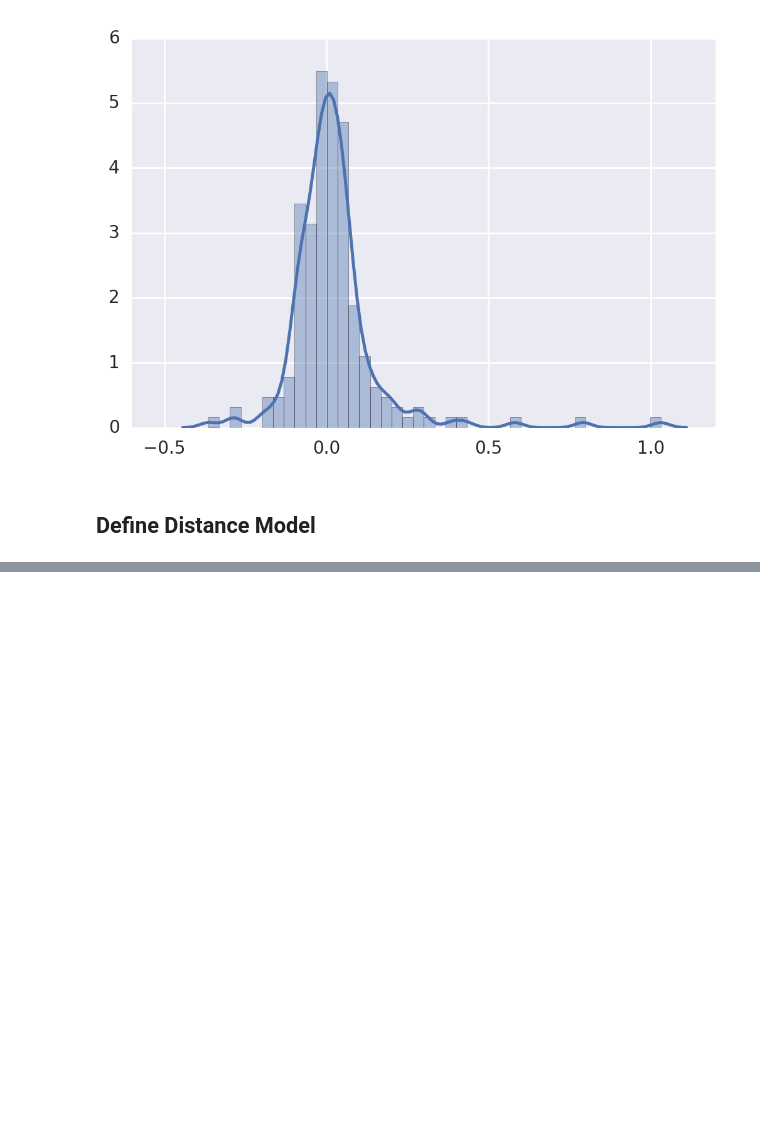
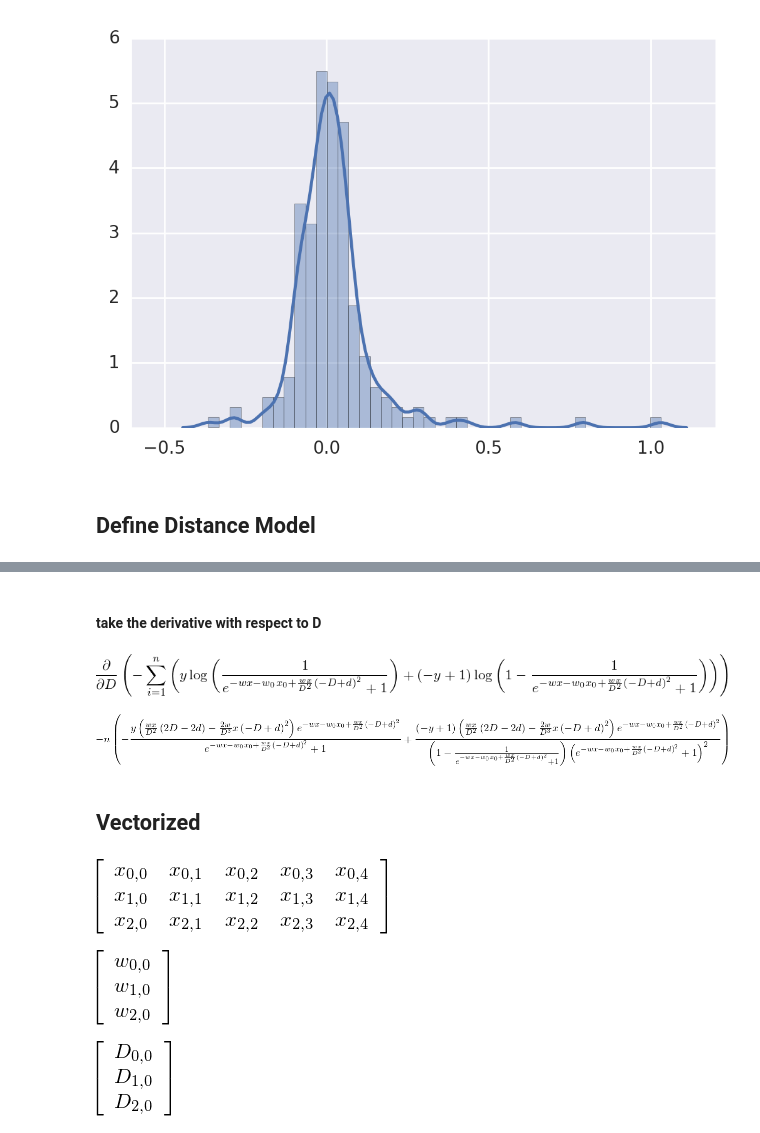
Before and after one commit to jenhantao/ipython-notebooks, a Jupyter notebook: Distance Model.ipynb, the cells around one changed output, grey strips where cells are left out. Drawn from its saved outputs; the diff is of its cells as text; code cells hidden in the pictures; blank space fills up the shorter version.

```diff
--- a/Distance Model.ipynb
+++ b/Distance Model.ipynb
@@ -289,0 +320,2 @@ import sympy
+# %%
+j = -1*sympy.Sum( y*sympy.log(h) + (1-y)*sympy.log(1-h), (i,1,n))
@@ -289,0 +326,12 @@ import sympy
+# %% [markdown]
+#### take the derivative with respect to D
+# %%
+g = sympy.Derivative(j,D)
+# %% [output]
+[figure, added]
+# %%
+sympy.diff(j,D)
+# %% [output]
+[figure, added]
+# %% [markdown]
+## Vectorized
@@ -289,0 +343,4 @@ import sympy
+# %%
+sympy.Matrix(x)
+# %% [output]
+[figure, added]
@@ -289,0 +349,4 @@ import sympy
+# %%
+sympy.Matrix(w)
+# %% [output]
+[figure, added]
@@ -289,0 +355,4 @@ import sympy
+# %%
+sympy.Matrix(D)
+# %% [output]
+[figure, added]
```
Also changed, not shown: parts of 15 cells of this notebook.
